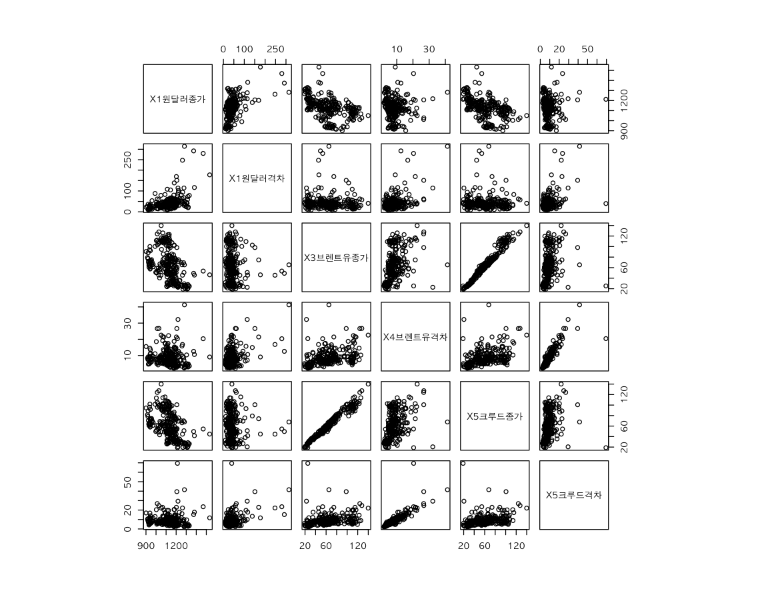
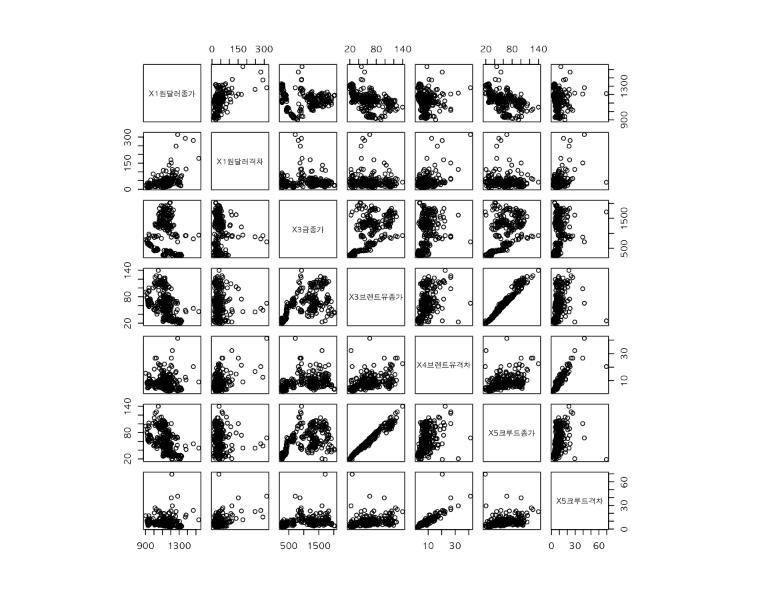
Before and after one commit to monargent0/TJRrrClass, a Jupyter notebook: 달러.ipynb, the cells around one changed output. Drawn from its saved outputs; the diff is of its cells as text; code cells hidden in the pictures.

```diff
--- a/달러.ipynb
+++ b/달러.ipynb
@@ -1,5 +1,6 @@
 # %%
 data <- read.csv('../AIData/진짜덩대.csv', header = TRUE, stringsAsFactors = FALSE)
 
-doil <- data[,c(1:5, 9:12 )]
+doil <- data[,c(1:5, 8:12 , 30:31, 35:38)]
+ddd <- data[,c(1:5, 8:12 , 16 ,18)]
 # %%
@@ -28,7 +52,7 @@ options(warn = -1)
 options(scipen = 100)
 # %%
 par(bg = 'white' ,family = "AppleGothic")
-plot(doil[,-c(1:3)])
+plot(doil[,-c(1:3 , 11:16)])
 # %% [output]
-[figure, old version]
+[figure, new version]
 # %%
```
Also changed, not shown: parts of 16 cells of this notebook.
